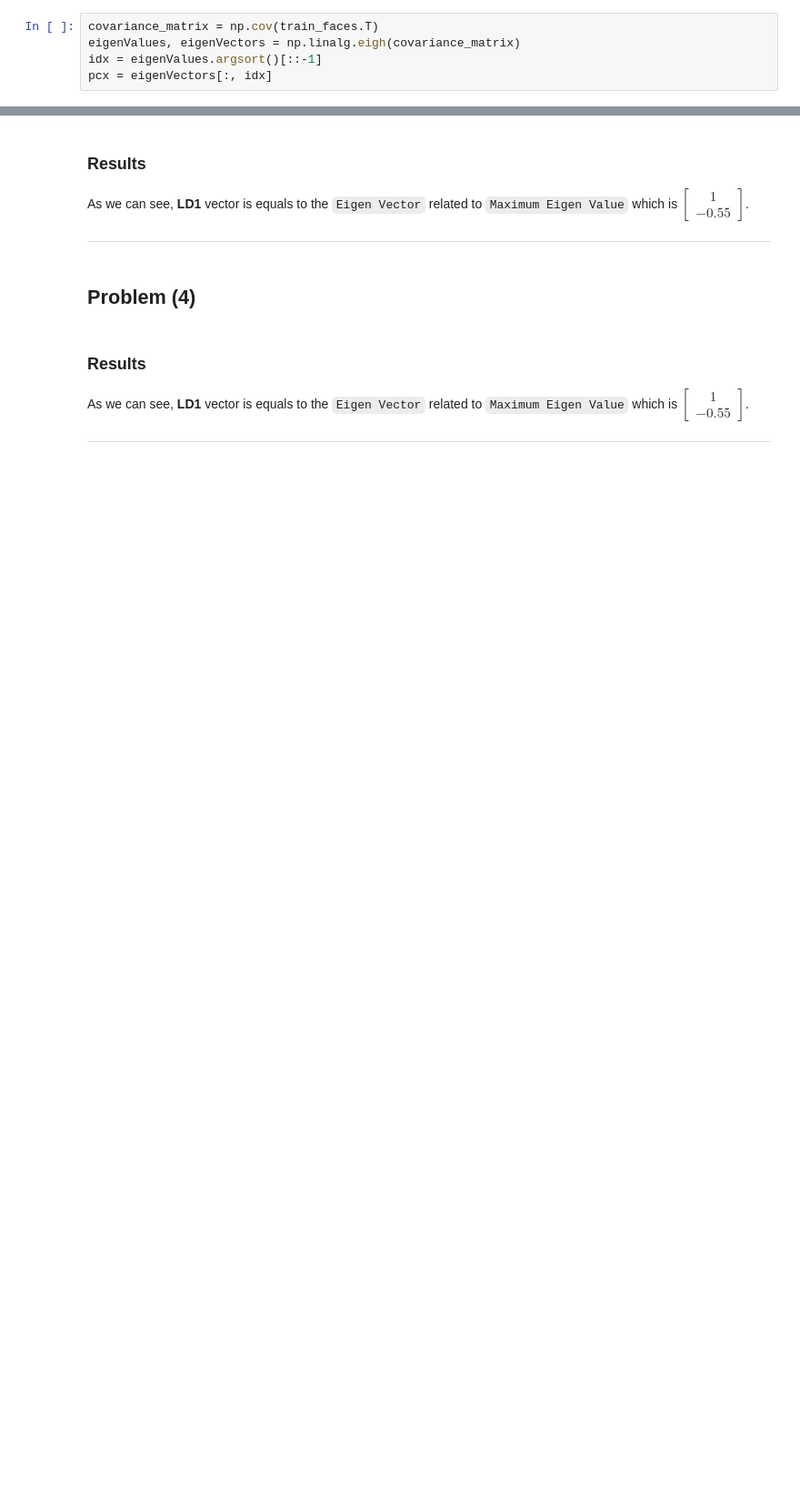
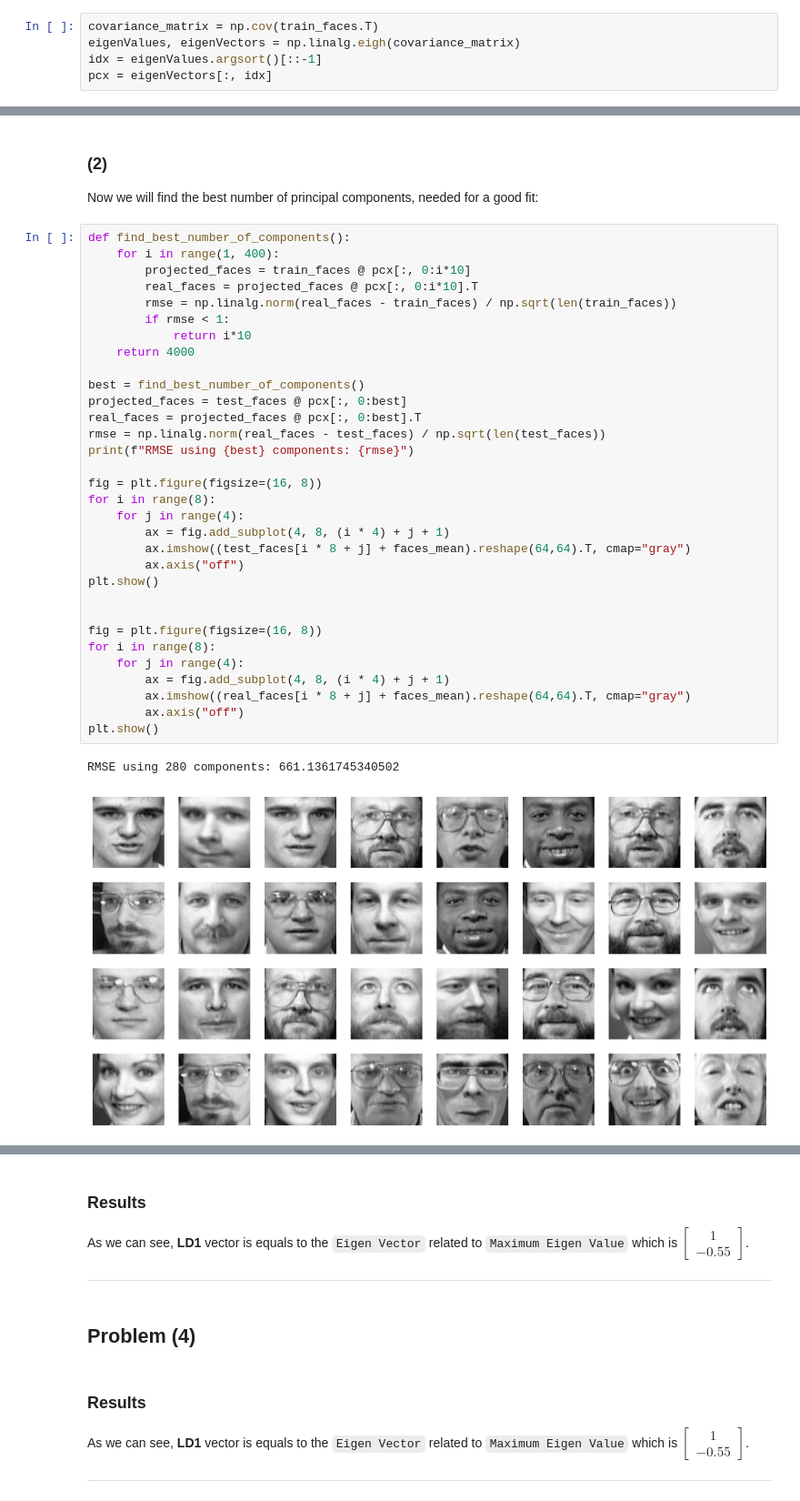
Before and after one commit to ckoliber/mlexercises, a Jupyter notebook: src/exercise4.ipynb, the cells around one changed output, grey strips where cells are left out. Shown at 91% size. Cells and saved outputs as stored; diff of their text form; blank space fills up the shorter version.

```diff
--- a/src/exercise4.ipynb
+++ b/src/exercise4.ipynb
@@ -307,0 +322,39 @@ plt.show()
+# %% [markdown]
+### (2)
+
+Now we will find the best number of principal components, needed for a good fit:
+# %%
+def find_best_number_of_components():
+    for i in range(1, 400):
+        projected_faces = train_faces @ pcx[:, 0:i*10]
+        real_faces = projected_faces @ pcx[:, 0:i*10].T
+        rmse = np.linalg.norm(real_faces - train_faces) / np.sqrt(len(train_faces))
+        if rmse < 1:
+            return i*10
+    return 4000
+
+best = find_best_number_of_components()
+projected_faces = test_faces @ pcx[:, 0:best]
+real_faces = projected_faces @ pcx[:, 0:best].T
+rmse = np.linalg.norm(real_faces - test_faces) / np.sqrt(len(test_faces))
+print(f"RMSE using {best} components: {rmse}")
+
+fig = plt.figure(figsize=(16, 8))
+for i in range(8):
+    for j in range(4):
+        ax = fig.add_subplot(4, 8, (i * 4) + j + 1)
+        ax.imshow((test_faces[i * 8 + j] + faces_mean).reshape(64,64).T, cmap="gray")
+        ax.axis("off")
+plt.show()
+
+
+fig = plt.figure(figsize=(16, 8))
+for i in range(8):
+    for j in range(4):
+        ax = fig.add_subplot(4, 8, (i * 4) + j + 1)
+        ax.imshow((real_faces[i * 8 + j] + faces_mean).reshape(64,64).T, cmap="gray")
+        ax.axis("off")
+plt.show()
+# %% [output]
+RMSE using 280 components: 661.1361745340502
+[figure, added]
```
Also changed, not shown: parts of 10 cells of this notebook.
